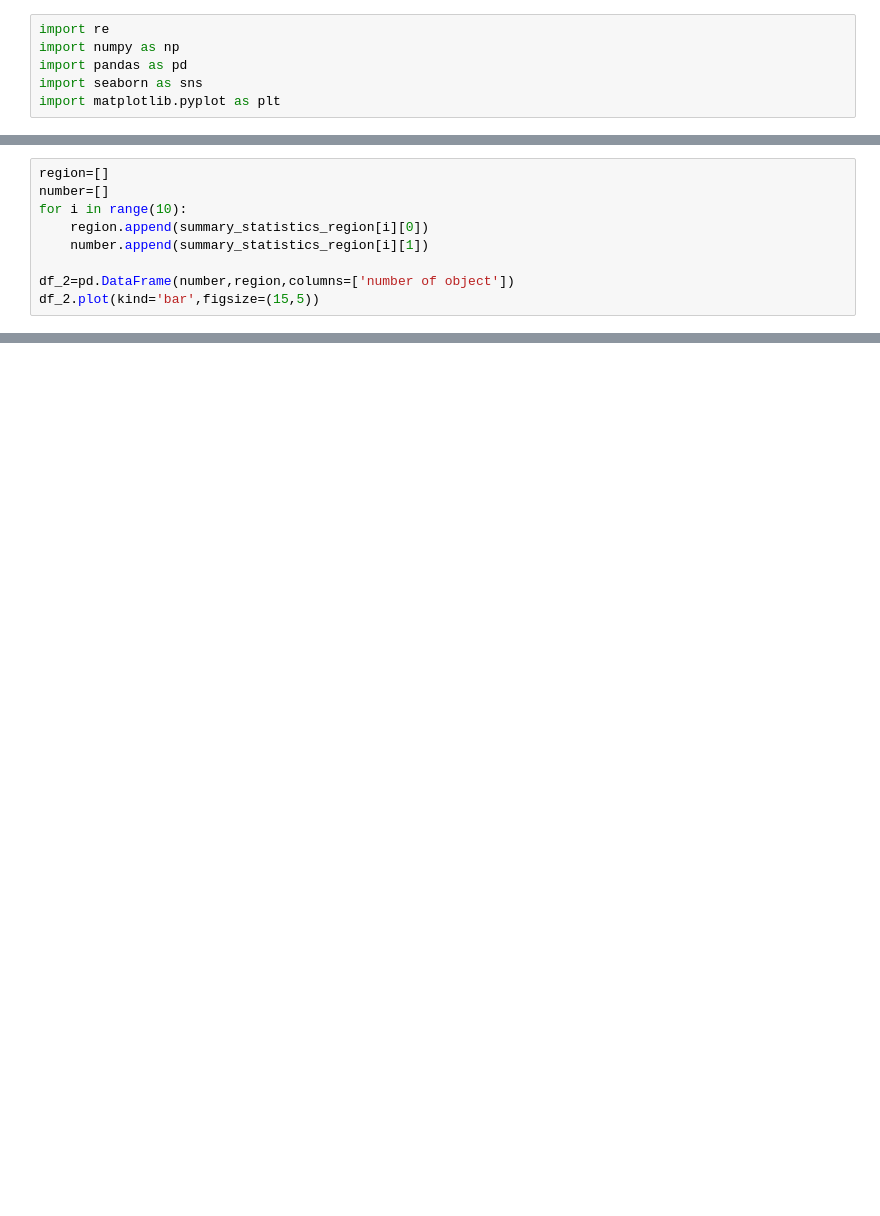
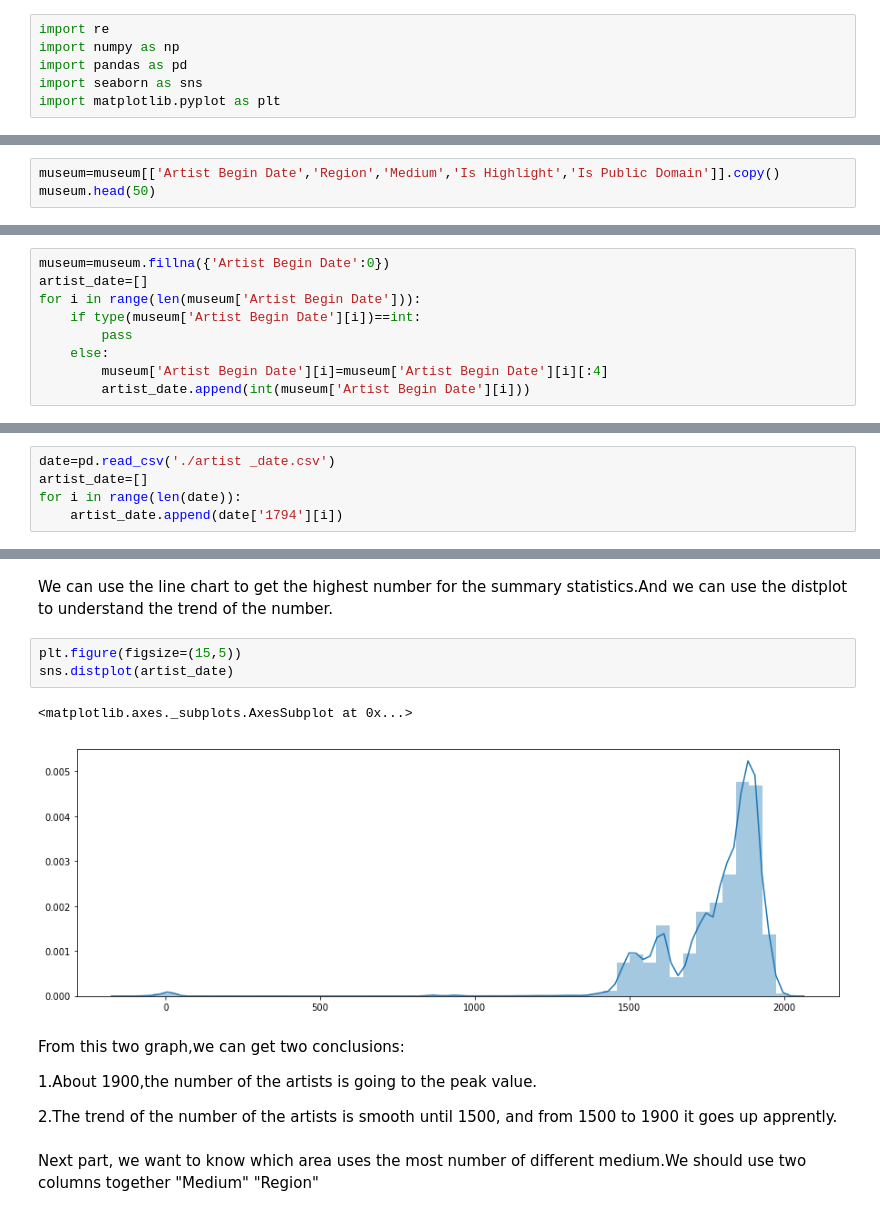
Before and after one commit to tcj1995/final-project, a Jupyter notebook: final.ipynb, the cells around one changed output, grey strips where cells are left out. Saved outputs shown, nothing was run; the diff lists cells and outputs as text; blank space fills up the shorter version.

```diff
--- a/final.ipynb
+++ b/final.ipynb
@@ -138,9 +6,0 @@ summary_statistics_region
-# %%
-region=[]
-number=[]
-for i in range(10):
-    region.append(summary_statistics_region[i][0])
-    number.append(summary_statistics_region[i][1])
-
-df_2=pd.DataFrame(number,region,columns=['number of object'])
-df_2.plot(kind='bar',figsize=(15,5))
@@ -171,0 +109,3 @@ sns.catplot(kind="bar", data=df)
+# %%
+museum=museum[['Artist Begin Date','Region','Medium','Is Highlight','Is Public Domain']].copy()
+museum.head(50)
@@ -171,0 +157,9 @@ sns.catplot(kind="bar", data=df)
+# %%
+museum=museum.fillna({'Artist Begin Date':0})
+artist_date=[]
+for i in range(len(museum['Artist Begin Date'])):
+    if type(museum['Artist Begin Date'][i])==int:
+        pass
+    else:
+        museum['Artist Begin Date'][i]=museum['Artist Begin Date'][i][:4]
+        artist_date.append(int(museum['Artist Begin Date'][i]))
@@ -171,0 +170,5 @@ sns.catplot(kind="bar", data=df)
+# %%
+date=pd.read_csv('./artist _date.csv')
+artist_date=[]
+for i in range(len(date)):
+    artist_date.append(date['1794'][i])
@@ -171,0 +216,16 @@ sns.catplot(kind="bar", data=df)
+# %% [markdown]
+We can use the line chart to get the highest number for the summary statistics.And we can use the distplot to understand the trend of the number.
+# %%
+plt.figure(figsize=(15,5))
+sns.distplot(artist_date)
+# %% [output]
+<matplotlib.axes._subplots.AxesSubplot at 0x...>
+[figure, added]
+# %% [markdown]
+From this two graph,we can get two conclusions:
+
+1.About 1900,the number of the artists is going to the peak value.
+
+2.The trend of the number of the artists is smooth until 1500, and from 1500 to 1900 it goes up apprently.
+# %% [markdown]
+Next part, we want to know which area uses the most number of different medium.We should use two columns together "Medium" "Region"
```
Also changed, not shown: parts of 43 cells of this notebook.
